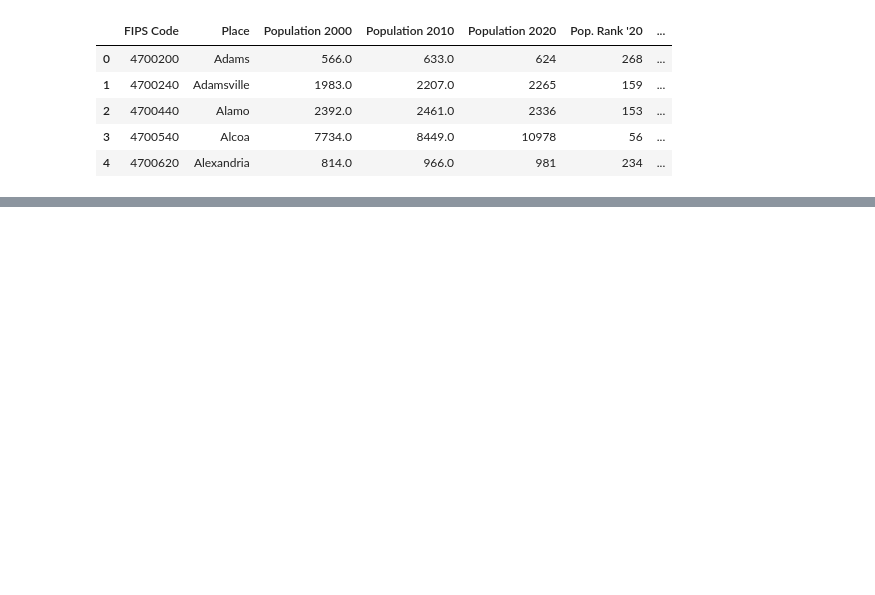
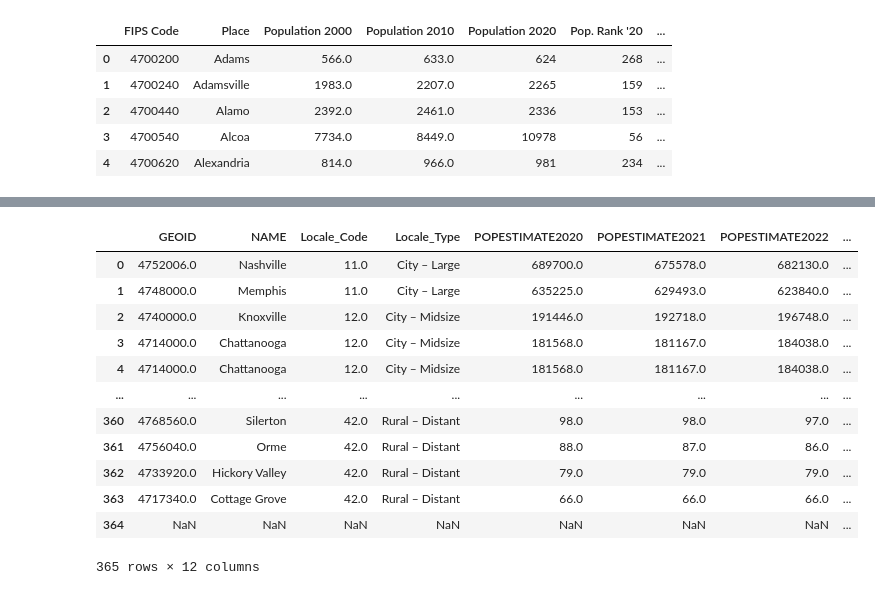
Before and after one commit to mbainbridge950/tennessee_population_after_covid, a Jupyter notebook: notebooks/tn_population.ipynb, the cells around one changed output, grey strips where cells are left out. Cells and saved outputs as stored; diff of their text form; code cells hidden in the pictures; blank space fills up the shorter version.

```diff
--- a/notebooks/tn_population.ipynb
+++ b/notebooks/tn_population.ipynb
@@ -147,5 +147,5 @@ home_sales_2012_2023_number.to_csv('../data/clean_home_sales_2012_2023_number.cs
 # %%
 home_sales_2012_2023_price.to_csv('../data/clean_home_sales_2012_2023_price.csv',index=False)
 # %%
-county_city_tn.rename(columns={'County Seat': 'CountySeat', 'Other City': 'OtherCity'}, inplace=True)
+#county_city_tn.rename(columns={'County Seat': 'CountySeat', 'Other City': 'OtherCity'}, inplace=True)
 # %%
@@ -225,0 +164,25 @@ city_county_long.head(15)
+# %%
+
+county_city_tn.columns = county_city_tn.columns.str.strip()
+
+
+city_cols = [col for col in county_city_tn.columns if col != 'County']
+
+
+city_county_long = county_city_tn.melt(
+    id_vars=['County'],
+    value_vars=city_cols,
+    var_name='Type',
+    value_name='CityTemp'
+)
+
+city_county_long = (
+    city_county_long[['County', 'CityTemp']]
+    .dropna()
+    .drop_duplicates()
+    .rename(columns={'CityTemp': 'City'})
+    .reset_index(drop=True)
+)
+
+# Step 5: Preview
+city_county_long.head(15)
@@ -349,0 +409,24 @@ print(overall_total)
+# %%
+city_pop_county = pd.merge(
+    pop_county_2020_2023,
+    city_county_long,
+    left_on='NAME',
+    right_on='City',
+    how='left'
+)
+# %%
+city_pop_county
+# %% [output]
+|  | GEOID | NAME | Locale_Code | Locale_Type | POPESTIMATE2020 | POPESTIMATE2021 | POPESTIMATE2022 | ... |
+| 0 | 4752006.0 | Nashville | 11.0 | City – Large | 689700.0 | 675578.0 | 682130.0 | ... |
+| 1 | 4748000.0 | Memphis | 11.0 | City – Large | 635225.0 | 629493.0 | 623840.0 | ... |
+| 2 | 4740000.0 | Knoxville | 12.0 | City – Midsize | 191446.0 | 192718.0 | 196748.0 | ... |
+| 3 | 4714000.0 | Chattanooga | 12.0 | City – Midsize | 181568.0 | 181167.0 | 184038.0 | ... |
+| 4 | 4714000.0 | Chattanooga | 12.0 | City – Midsize | 181568.0 | 181167.0 | 184038.0 | ... |
+| ... | ... | ... | ... | ... | ... | ... | ... | ... |
+| 360 | 4768560.0 | Silerton | 42.0 | Rural – Distant | 98.0 | 98.0 | 97.0 | ... |
+| 361 | 4756040.0 | Orme | 42.0 | Rural – Distant | 88.0 | 87.0 | 86.0 | ... |
+| 362 | 4733920.0 | Hickory Valley | 42.0 | Rural – Distant | 79.0 | 79.0 | 79.0 | ... |
+| 363 | 4717340.0 | Cottage Grove | 42.0 | Rural – Distant | 66.0 | 66.0 | 66.0 | ... |
+| 364 | NaN | NaN | NaN | NaN | NaN | NaN | NaN | ... |
+365 rows × 12 columns
```
Also changed, not shown: parts of 29 cells of this notebook.
